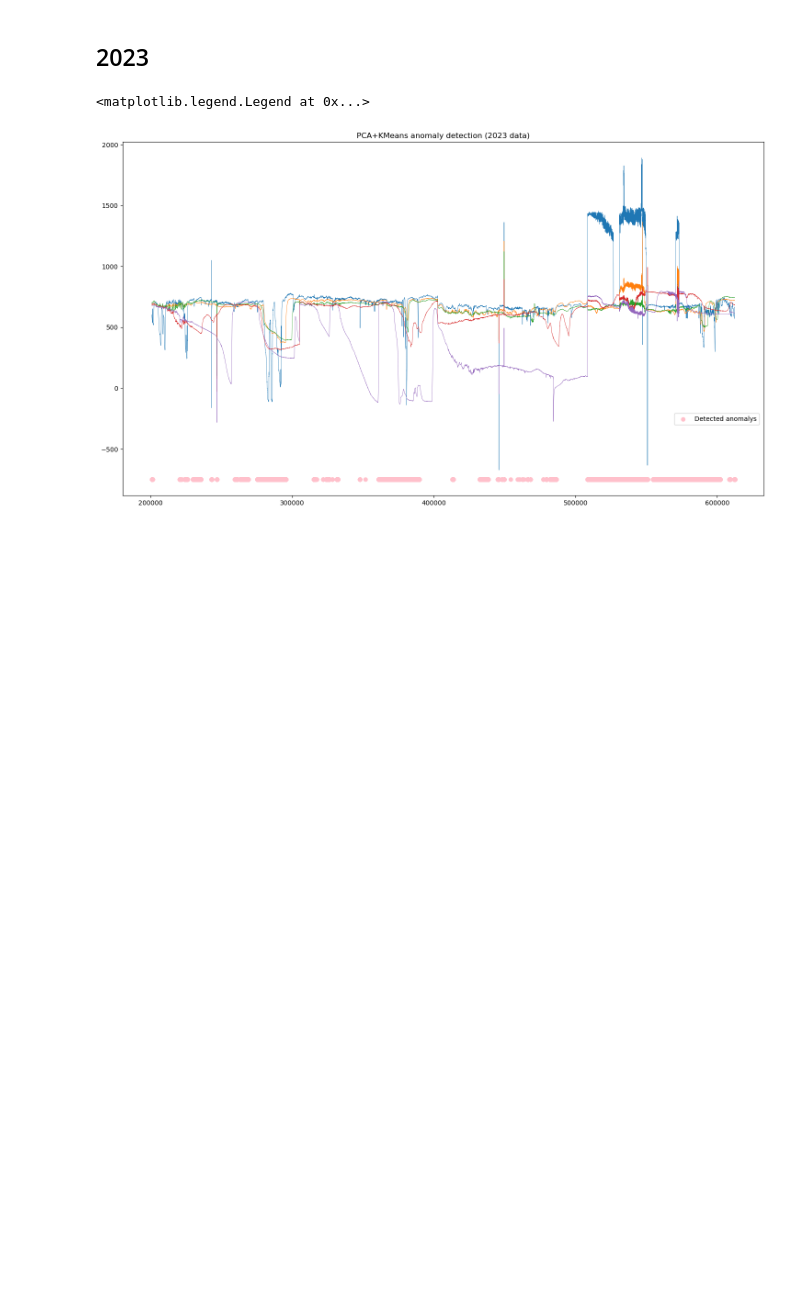
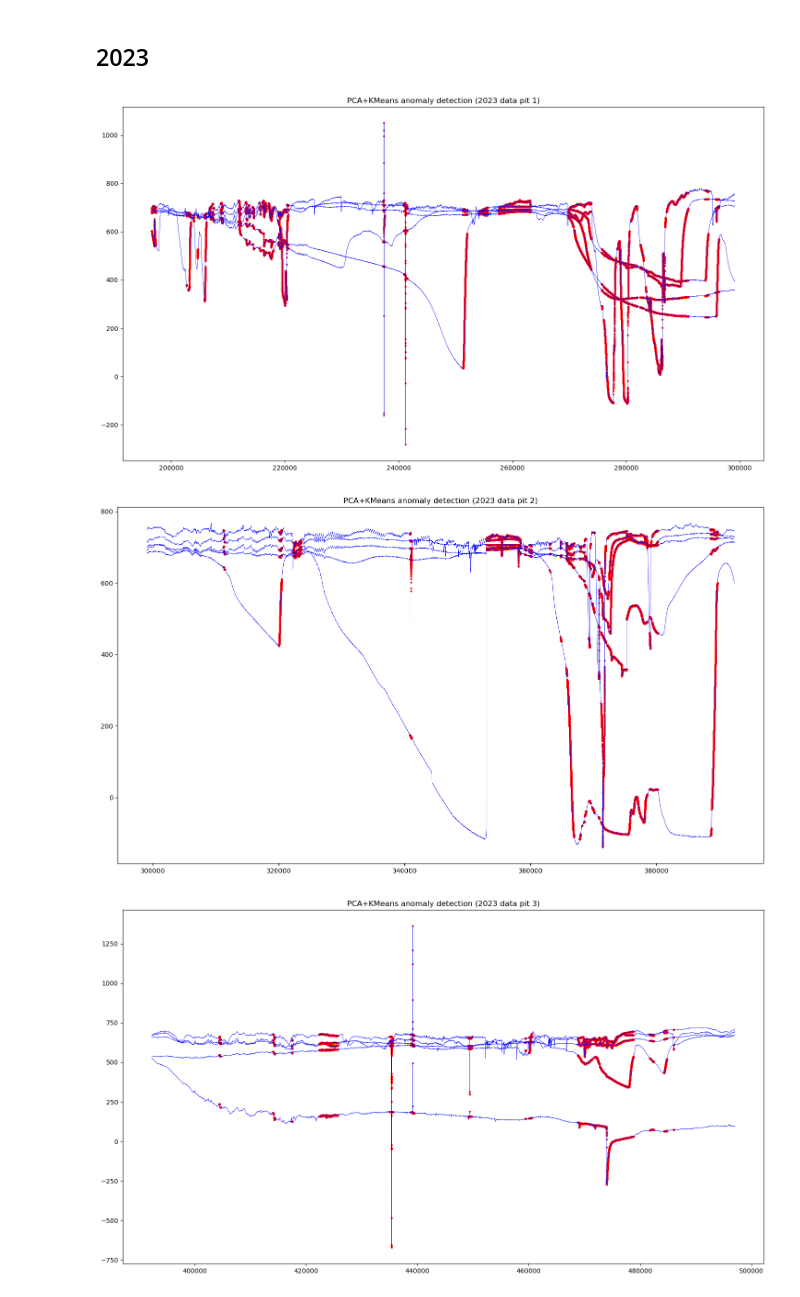
Before and after one commit to ds-redox/redox, a Jupyter notebook: Modeling/pca.ipynb, the cells around one changed output. Drawn from its saved outputs; the diff is of its cells as text; code cells hidden in the pictures; blank space fills up the shorter version.

```diff
--- a/Modeling/pca.ipynb
+++ b/Modeling/pca.ipynb
@@ -198,7 +330,8 @@ pca_data = filter_pca_data(training_data_2022)
 
 anomaly_data = pca_kmeans(pca_data, training_data_2022, n_clusters, pca_components, outliers_fraction)
 true_positives, true_negatives, false_positives, false_negatives = get_acc_metric_dfs(anomaly_data)
-
+plt.figure(figsize=(18,10))
+plt.plot(anomaly_data['d_from_cc'])
 plt.figure(figsize=(18,10))
 plt.plot(anomaly_data.index, anomaly_data[['Redox_Avg(1)', 'Redox_Avg(2)', 'Redox_Avg(3)', 'Redox_Avg(4)', 'Redox_Avg(5)']], linewidth=0.5)
 plt.scatter(anomaly_data[anomaly_data['anomaly'] == True].index, np.repeat(-600, anomaly_data[anomaly_data['anomaly'] == True].shape[0]), label='Detected anomalys')
@@ -207,4 +340,15 @@ plt.scatter(false_positives.index, np.repeat(-800, false_positives.shape[0]), la
 plt.scatter(false_negatives.index, np.repeat(-900, false_negatives.shape[0]), label='False negatives')
 plt.title('PCA+KMeans anomaly detection (2022 data)')
 plt.legend(loc=(0.86,0.2))
+
+for p in range(1,5):
+    data = anomaly_data[anomaly_data['pit_number'] == p]
+    plt.figure(figsize=(18,10))
+    plt.plot(data.index, data[['Redox_Avg(1)', 'Redox_Avg(2)', 'Redox_Avg(3)', 'Redox_Avg(4)', 'Redox_Avg(5)']], linewidth=0.5, c='blue')
+    plt.scatter(data[data['anomaly'] == True].index, data[data['anomaly'] == True]['Redox_Avg(1)'], c='red', s=4)
+    plt.scatter(data[data['anomaly'] == True].index, data[data['anomaly'] == True]['Redox_Avg(2)'], c='red', s=4)
+    plt.scatter(data[data['anomaly'] == True].index, data[data['anomaly'] == True]['Redox_Avg(3)'], c='red', s=4)
+    plt.scatter(data[data['anomaly'] == True].index, data[data['anomaly'] == True]['Redox_Avg(4)'], c='red', s=4)
+    plt.scatter(data[data['anomaly'] == True].index, data[data['anomaly'] == True]['Redox_Avg(5)'], c='red', s=4)
+    plt.title(f'PCA+KMeans anomaly detection (2022 data pit {p})')
 # %% [output]
@@ -331,0 +482,16 @@ for d in range(1,6):
+# %%
+n_clusters = 5
+outliers_fraction = 0.10
+pca_components = 6
+for pit in range(1,5):
+   data = training_data_2022[training_data_2022['pit_number'] == pit]
+   pca_data = filter_pca_data(data)
+   for d in range(1,6):
+      depths = [1,2,3,4,5]
+      depths.remove(d)
+      pca_data = filter_pca_data(data, depths)
+
+      anomaly_data = pca_kmeans(pca_data, data, n_clusters, pca_components, outliers_fraction)
+      true_positives, true_negatives, false_positives, false_negatives = get_ind_depth_acc_metric_dfs(anomaly_data, d)
+      acc, prec, rec = get_acc_metrics((true_positives, true_negatives, false_positives, false_negatives))
+      print(f'Pit: {pit}, depth: {d}, acc: {acc}, precision: {prec}, recall: {rec}')
@@ -334,17 +521,23 @@ for d in range(1,6):
 # %%
 n_clusters = 5
 pca_components = 5
 outliers_fraction = 0.37
 pca_data = filter_pca_data(training_data_2023)
 
 anomaly_data = pca_kmeans(pca_data, training_data_2023, n_clusters, pca_components, outliers_fraction)
 true_positives, true_negatives, false_positives, false_negatives = get_acc_metric_dfs(anomaly_data)
 
-plt.figure(figsize=(18,10))
-plt.plot(anomaly_data.index, anomaly_data[['Redox_Avg(1)', 'Redox_Avg(2)', 'Redox_Avg(3)', 'Redox_Avg(4)', 'Redox_Avg(5)']], linewidth=0.5)
-plt.scatter(anomaly_data[anomaly_data['anomaly'] == True].index, np.repeat(-750, anomaly_data[anomaly_data['anomaly'] == True].shape[0]), label='Detected anomalys', c='pink')
-plt.title('PCA+KMeans anomaly detection (2023 data)')
-plt.legend(loc=(0.86,0.2))
+for p in range(1,5):
+    data = anomaly_data[anomaly_data['pit_number'] == p]
+    plt.figure(figsize=(18,10))
+    plt.plot(data.index, data[['Redox_Avg(1)', 'Redox_Avg(2)', 'Redox_Avg(3)', 'Redox_Avg(4)', 'Redox_Avg(5)']], linewidth=0.5, c='blue')
+    plt.scatter(data[data['anomaly'] == True].index, data[data['anomaly'] == True]['Redox_Avg(1)'], c='red', s=4)
+    plt.scatter(data[data['anomaly'] == True].index, data[data['anomaly'] == True]['Redox_Avg(2)'], c='red', s=4)
+    plt.scatter(data[data['anomaly'] == True].index, data[data['anomaly'] == True]['Redox_Avg(3)'], c='red', s=4)
+    plt.scatter(data[data['anomaly'] == True].index, data[data['anomaly'] == True]['Redox_Avg(4)'], c='red', s=4)
+    plt.scatter(data[data['anomaly'] == True].index, data[data['anomaly'] == True]['Redox_Avg(5)'], c='red', s=4)
+    plt.title(f'PCA+KMeans anomaly detection (2023 data pit {p})')
 # %% [output]
-<matplotlib.legend.Legend at 0x...>
-[figure, old version]
+[figure, new version]
+[figure, added]
+[figure, added]
```
Also changed, not shown: parts of 19 cells of this notebook, 1 other file.
